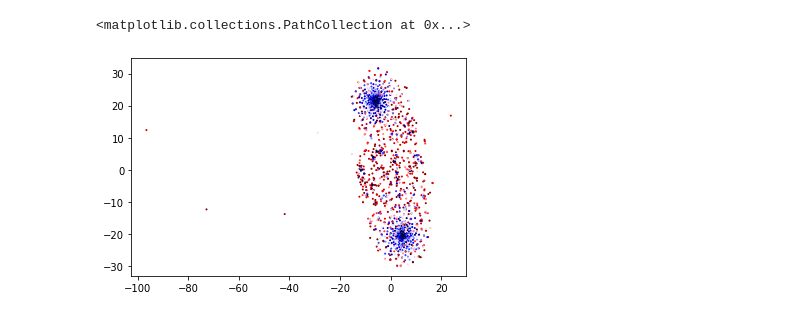
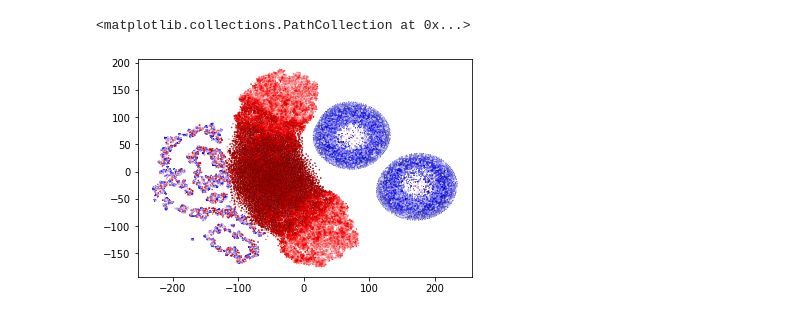
Before and after one commit to dmessier7/Ising_Model, a Jupyter notebook: T-SNE_sklearn.ipynb, the cells around one changed output. Cells and saved outputs as stored; diff of their text form; code cells hidden in the pictures.

```diff
--- a/T-SNE_sklearn.ipynb
+++ b/T-SNE_sklearn.ipynb
@@ -15,7 +18,12 @@ from sklearn import preprocessing
 # %%
 # Preparing Data
-data = pd.read_csv('20_unknown.csv', index_col=0) # Download a premade data set
+data = pd.read_csv('16_25000_2800.csv') # Download a premade data set
 # randomizing the data with the temperature index
 randomized = np.random.permutation(data)
 r= [i[1:] for i in randomized]
 name = [i[0] for i in randomized]
+
+# PCA Data
+r1 = pd.read_csv('16by16_PCA.csv')
+r2 = r1.iloc[:, : 50]
+print(r2)
@@ -22,7 +50,7 @@ name = [i[0] for i in randomized]
 # %%
 # Finding the results of a TSNE
 time_start = time.time()
-tsne = TSNE(n_components=2, verbose=0, perplexity=30, n_iter=5000, random_state=0)
-tsne_results = tsne.fit_transform(r)
+tsne = TSNE(n_components=2, verbose=3, perplexity=30, n_iter=10000, random_state=0)
+tsne_results = tsne.fit_transform(r2)
 print(tsne_results.size)
 # %% [output]
@@ -30,14 +74,25 @@ print(tsne_results.size)
 # %%
 # Plotting
-df_subset = pd.DataFrame(columns = ['tsne-2d-one','tsne-2d-two'])
-df_subset['tsne-2d-one'] = tsne_results[:,0]
-df_subset['tsne-2d-two'] = tsne_results[:,1]
+
+t = np.arange(0.1,3.1, 0.1)
+temp = []
+for i in t:
+    j = 0
+    while j< 2800:
+        temp.append(i)
+        j+=1
+
+
+dfTSNE = pd.DataFrame(columns = ['T','tsne-2d-one','tsne-2d-two'])
+dfTSNE['T'] = temp
+dfTSNE['tsne-2d-one'] = tsne_results[:,0]
+dfTSNE['tsne-2d-two'] = tsne_results[:,1]
 plt.scatter(
     x="tsne-2d-one", y="tsne-2d-two",
-    data=df_subset,
-    c=name, cmap= "seismic",
-    s = 1
+    data=dfTSNE,
+    c=temp, cmap= "seismic",
+    s = 0.1
 )
 # %% [output]
 <matplotlib.collections.PathCollection at 0x...>
-[figure, old version]
+[figure, new version]
```
Also changed, not shown: parts of 6 cells of this notebook, 7 other files.
